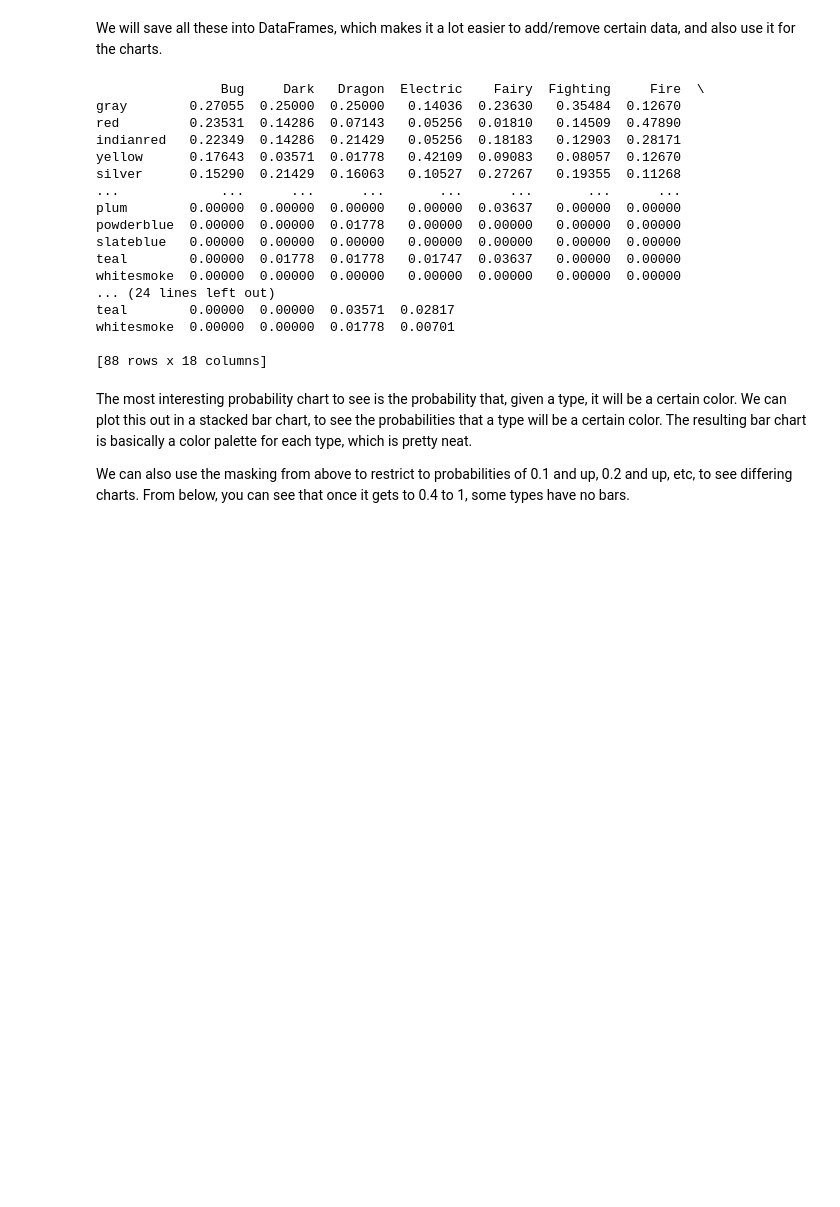
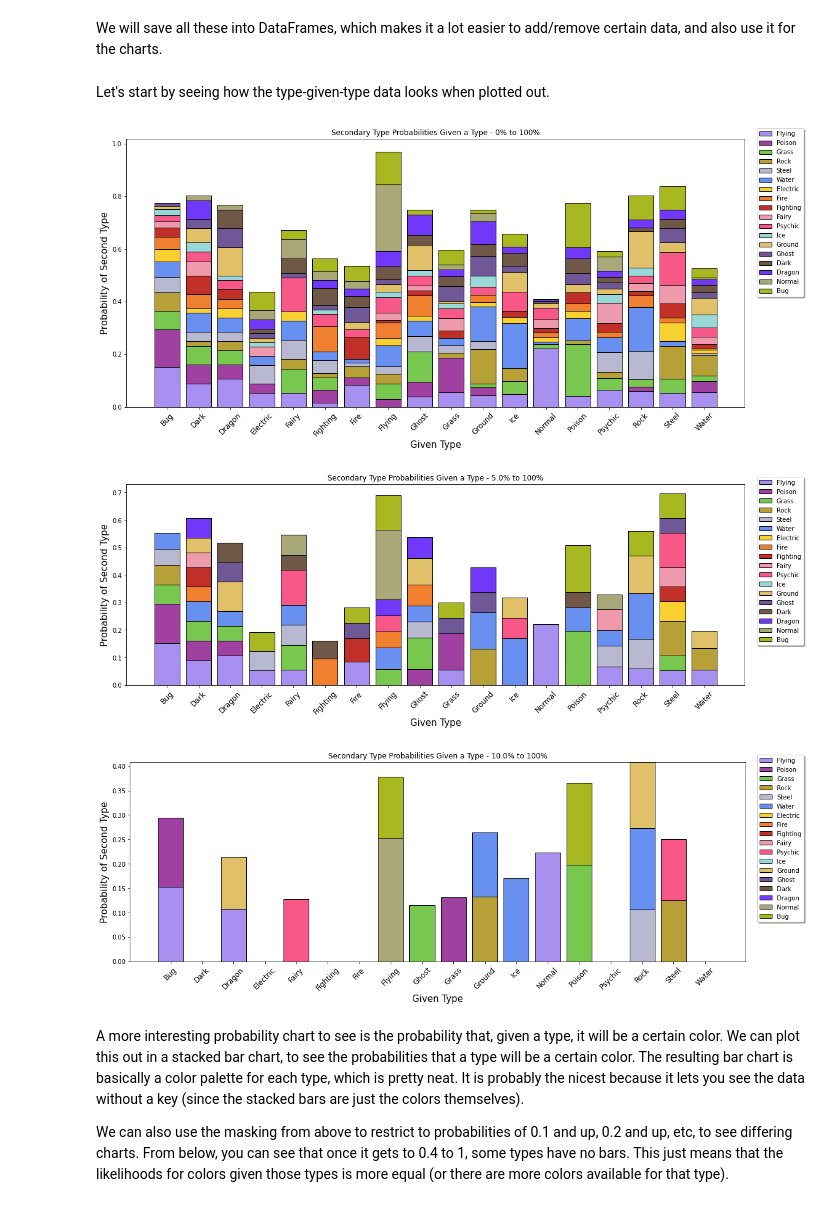
Before and after one commit to Drexel-MS-Y2-DSCI-Group-Projects/dsci521-pokemon-analysis, a Jupyter notebook: color_typing_analysis/co_occurrence_prob_charts.ipynb, the cells around one changed output. Cells and saved outputs as stored; diff of their text form; code cells hidden in the pictures; blank space fills up the shorter version.

```diff
--- a/color_typing_analysis/co_occurrence_prob_charts.ipynb
+++ b/color_typing_analysis/co_occurrence_prob_charts.ipynb
@@ -55,43 +32,7 @@ def create_df(data, sort = True):
-# %%
-# Saving dataframe for Color given Typing
-# df_cgt = create_df(color_given_typing_likelihoods)
-df_cgt = pd.DataFrame(color_given_typing_likelihoods)
-# df_cgt_0_1 = mask_percents(pd.DataFrame(color_given_typing_likelihoods), 0, 1)
-# df_cgt_01_1 = mask_percents(pd.DataFrame(color_given_typing_likelihoods), 0.1, 1)
-# df_cgt_02_1 = mask_percents(pd.DataFrame(color_given_typing_likelihoods), 0.2, 1)
-# df_cgt_03_1 = mask_percents(pd.DataFrame(color_given_typing_likelihoods), 0.3, 1)
-# df_cgt_04_1 = mask_percents(pd.DataFrame(color_given_typing_likelihoods), 0, 1)
-
-# print(df_cgt.head())
-print(df_cgt)
-
-# saving dataframe for Type given Color
-df_tgc = mask_percents(pd.DataFrame(typing_given_color_likelihoods), 0.10, 1)
-# print(df_tgc.head())
-
-# saving dataframe for Type given Type
-df_tgt = mask_percents(pd.DataFrame(type_given_type_likelihoods))
-# print(df_tgt.head())
-
-# saving dataframe for Color given Color
-df_cgc = mask_percents(pd.DataFrame(color_given_color_likelihoods), 0.10, 1)
-# print(df_cgc.head())
-# %% [output]
-                Bug     Dark   Dragon  Electric    Fairy  Fighting     Fire  \
-gray        0.27055  0.25000  0.25000   0.14036  0.23630   0.35484  0.12670
-red         0.23531  0.14286  0.07143   0.05256  0.01810   0.14509  0.47890
-indianred   0.22349  0.14286  0.21429   0.05256  0.18183   0.12903  0.28171
-yellow      0.17643  0.03571  0.01778   0.42109  0.09083   0.08057  0.12670
-silver      0.15290  0.21429  0.16063   0.10527  0.27267   0.19355  0.11268
-...             ...      ...      ...       ...      ...       ...      ...
-plum        0.00000  0.00000  0.00000   0.00000  0.03637   0.00000  0.00000
-powderblue  0.00000  0.00000  0.01778   0.00000  0.00000   0.00000  0.00000
-slateblue   0.00000  0.00000  0.00000   0.00000  0.00000   0.00000  0.00000
-teal        0.00000  0.01778  0.01778   0.01747  0.03637   0.00000  0.00000
-whitesmoke  0.00000  0.00000  0.00000   0.00000  0.00000   0.00000  0.00000
-... (24 lines left out)
-teal        0.00000  0.00000  0.03571  0.02817
-whitesmoke  0.00000  0.00000  0.01778  0.00701
-
-[88 rows x 18 columns]
+# %%
+# Saving dataframe for Color given Typing
+df_cgt = pd.DataFrame(color_given_typing_likelihoods)
+
+# saving dataframe for Type given Type
+df_tgt = pd.DataFrame(type_given_type_likelihoods)
 # %%
@@ -145,4 +71,22 @@ def plot_cgt_data(df, title, xlabel, ylabel, lower_limit = 0, upper_limit = 1, s
+# %% [markdown]
+Let's start by seeing how the type-given-type data looks when plotted out.
+# %%
+title = 'Secondary Type Probabilities Given a Type'
+x = 'Given Type'
+y = 'Probability of Second Type'
+
+palette = ['#a890f0','#a040a0','#78c850','#b8a038','#b8b8d0','#6890f0','#f8d030','#f08030','#c03028','#ee99ac','#f85888','#98d8d8','#e0c068','#705898','#705848','#7038f8','#a8a878','#a8b820']
+
+fig_tgt_1 = plot_data(df_tgt, title, x, y, size=(18,8), legend=True, color_palette = palette)
+
+fig_tgt_2 = plot_data(df_tgt,  title, x, y, 0.05, 1, legend=True, color_palette = palette)
+
+fig_tgt_3 = plot_data(df_tgt,  title, x, y, 0.10, 1, legend=True, color_palette = palette)
+# %% [output]
+[figure, added]
+[figure, added]
+[figure, added]
 # %% [markdown]
-The most interesting probability chart to see is the probability that, given a type, it will be a certain color. We can plot this out in a stacked bar chart, to see the probabilities that a type will be a certain color. The resulting bar chart is basically a color palette for each type, which is pretty neat.
+A more interesting probability chart to see is the probability that, given a type, it will be a certain color. We can plot this out in a stacked bar chart, to see the probabilities that a type will be a certain color. The resulting bar chart is basically a color palette for each type, which is pretty neat. It is probably the nicest because it lets you see the data without a key (since the stacked bars are just the colors themselves).
 
-We can also use the masking from above to restrict to probabilities of 0.1 and up, 0.2 and up, etc, to see differing charts. From below, you can see that once it gets to 0.4 to 1, some types have no bars.
+We can also use the masking from above to restrict to probabilities of 0.1 and up, 0.2 and up, etc, to see differing charts. From below, you can see that once it gets to 0.4 to 1, some types have no bars. This just means that the likelihoods for colors given those types is more equal (or there are more colors available for that type).
```
Also changed, not shown: parts of 8 cells of this notebook, 12 other files.
